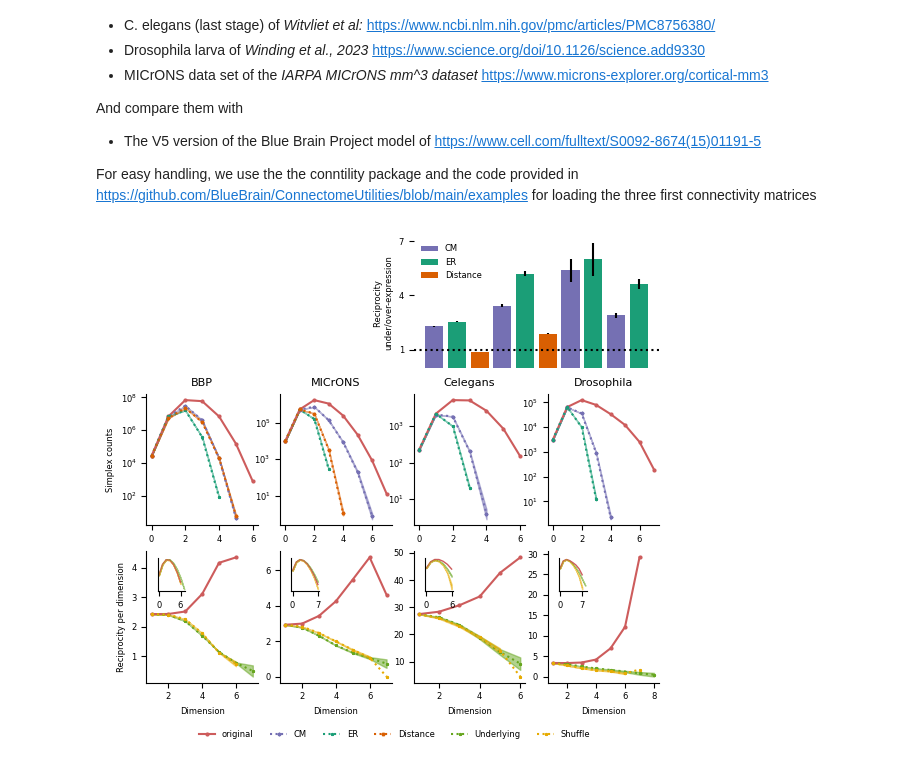
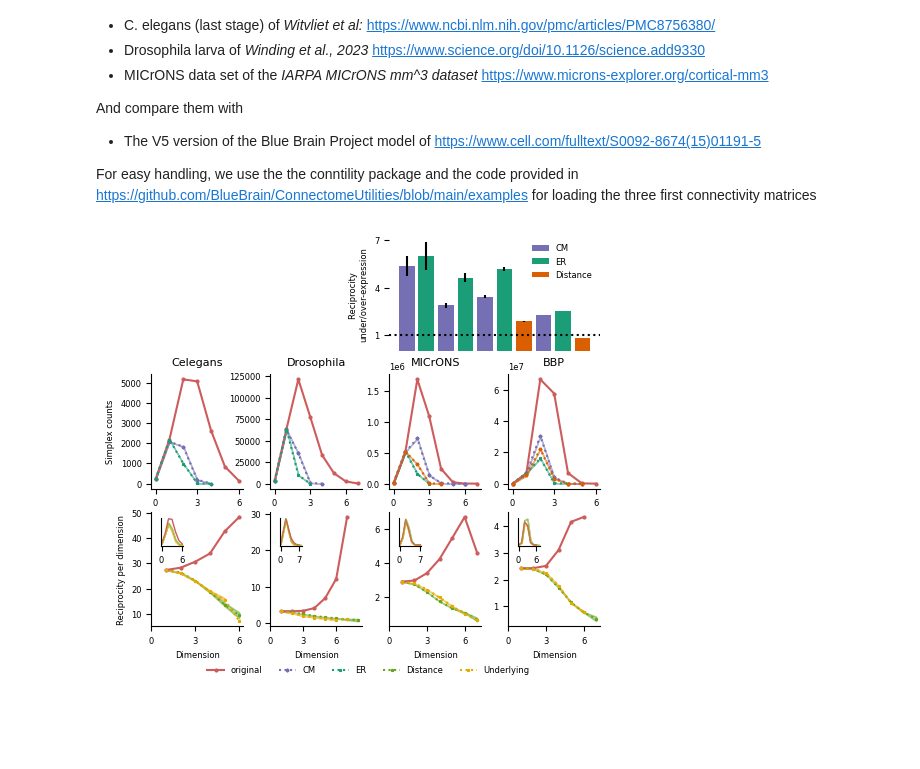
Before and after one commit to BlueBrain/reliability-and-structure, a Jupyter notebook: data_analysis/structural/visualization_and_notebooks/Basic_properties_all_connectomes.ipynb, the cells around one changed output. Cells and saved outputs as stored; diff of their text form; code cells hidden in the pictures; blank space fills up the shorter version.

Commit message:
Changes in visualization of  basic props and added rc structure. Adding notebook of plotting network complexity

```diff
--- a/data_analysis/structural/visualization_and_notebooks/Basic_properties_all_connectomes.ipynb
+++ b/data_analysis/structural/visualization_and_notebooks/Basic_properties_all_connectomes.ipynb
@@ -25,7 +25,7 @@ from structural_basic import load_connectome
 # %%
 # Load pre-computed simplex counts
 root="/gpfs/bbp.cscs.ch/home/egassant/reliability_and_structure/data_analysis/data"
-connectomes=["BBP", "MICrONS", "Celegans", "Drosophila"]
+connectomes=["Celegans", "Drosophila", "MICrONS","BBP"]
 sc, rc ={}, {}
 for conn in connectomes:
     with open(f"{root}/{conn}_simplex_counts_.pkl", "rb") as f:
@@ -93,8 +93,9 @@ def plot_binary_matrix(N,color,ax):
     ax.set_yticks([])
     return ax
 
-def plot_sc_inset(ax, conn):
-    ax.set_yscale('log')
+def plot_sc_inset(ax, conn, log=True):
+    if log:
+        ax.set_yscale('log')
     ctr="original"
     ax.plot(sc[conn][ctr], color=colors[ctr], marker=None, linewidth=1)
     ax.set_xticks([sc[conn][ctr].index.min(), sc[conn][ctr].index.max()])
@@ -141,10 +142,11 @@ def plot_rc_bar(ax, conns):
     ax.tick_params(axis='both', labelsize=labelsize)
     ax.set_xticks([])
     #ax.set_xticks(range(len(heights)),labels, rotation=45)
-    ax.legend(ax.patches[0:3], labels[0:3], frameon=False, fontsize=labelsize)
+    #ax.legend(ax.patches[0:3], labels[0:3], frameon=False, fontsize=labelsize)
+    ax.legend(ax.patches[-3:], labels[-3:], frameon=False, fontsize=labelsize)
 # %%
 # OPTION 1
-width=21*0.8/conversion
+width=21*0.7/conversion
 mosaic = [['.', '.', 'rc_den','rc_den'],
             ['sc_a', 'sc_b','sc_c', 'sc_d'],
            ['rc_a', 'rc_b','rc_c', 'rc_d']]
@@ -167,37 +169,47 @@ for j, conn in enumerate(connectomes):
     i=0
     axs[i,0].set_ylabel("Simplex counts", fontsize=labelsize)
     for ctr in sc[conn].keys():
-        axs[i,j].set_yscale('log')
+        #axs[i,j].set_yscale('log')
         if ctr=='original':
             axs[i,j].plot(sc[conn][ctr], color=colors[ctr], marker=markers[ctr],ms=marker_size)
         elif (ctr!='underlying_model') and (ctr!='bishuffled_model'):
             if conn=='MICrONS': labels+=[legend[ctr]]
             df=pd.DataFrame.from_dict(sc[conn][ctr]).fillna(0).astype(int)
             plot_control(axs[i,j],df,ctr,alpha=0.5, linestyle="dotted", marker=markers[ctr])
         axs[i,j].minorticks_off()
 
     # Reciprocal connections
     i=1
     axs[i,0].set_ylabel("Reciprocity per dimension", fontsize=labelsize)
     for ctr in rc[conn].keys():
         axs[i,j].set_xlabel('Dimension', fontsize=labelsize)
         if ctr=='original':
             axs[i,j].plot(rc[conn][ctr].index, rc[conn][ctr]['rc/edges_percent'],
                           marker=markers[ctr],ms=marker_size, color=colors[ctr])
         else:
             if conn=='MICrONS': labels+=[legend[ctr]]
             df=pd.DataFrame.from_dict({key:rc[conn][ctr][key]['rc/edges_percent'] for key in rc[conn][ctr]})
             plot_control(axs[i,j],df, ctr, alpha=0.5, linestyle="dotted", marker=markers[ctr])
     x0, y0, width, height=0.1, 0.7, 0.25, 0.25
     ax=axs[i,j].inset_axes([x0, y0, width, height])
-    plot_sc_inset(ax, conn)
+    plot_sc_inset(ax, conn, log=False)
 
 
 
 # Adding legend
 # Get lines
 h1=axs[0,1].get_lines(); h2=axs[1,1].get_lines()[1:]
 fig.legend(handles=h1+h2, labels=labels, frameon=False, ncols=6, loc=8, bbox_to_anchor=(0.5,0),fontsize=labelsize)
+
+# Fixing tickmark
+for ax in axs.flatten():
+    ax.set_xticks([0,3,6])
+    ax.tick_params(axis='both', labelsize=ticksize)
+    ax.yaxis.get_offset_text().set_fontsize(ticksize)
+
+plt.subplots_adjust(wspace=.3)
+
+
 fig.savefig("figs/basic_props_opt1.pdf", transparent=True, bbox_inches='tight')
 # %% [output]
-[figure, old version]
+[figure, new version]
```
Also changed, not shown: parts of 7 cells of this notebook, 2 other files.
